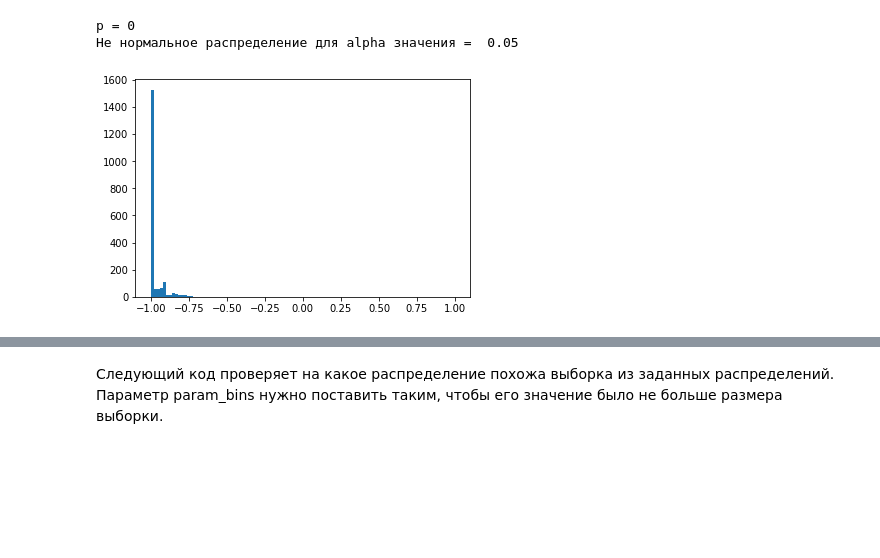
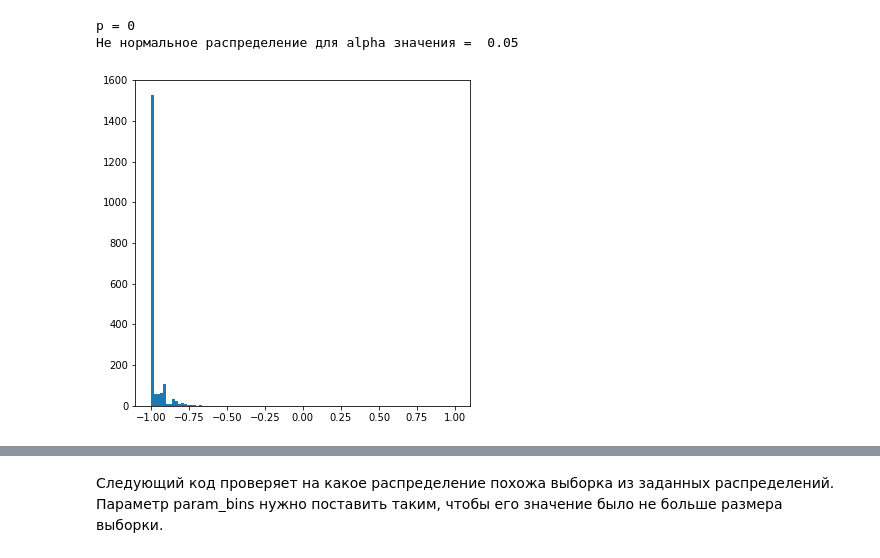
Before and after one commit to yustinaivanova/netology_statistics_february_20, a Jupyter notebook: lecture_4.ipynb, the cells around one changed output, grey strips where cells are left out. Drawn from its saved outputs; the diff is of its cells as text; code cells hidden in the pictures; blank space fills up the shorter version.

```diff
--- a/lecture_4.ipynb
+++ b/lecture_4.ipynb
@@ -314,7 +314,8 @@ else:
 p = 0
 Не нормальное распределение для alpha значения =  0.05
 # %%
+plt.figure(figsize=(6,6))
 plt.hist(df_norm['Pixels_Areas'], 100)
 plt.show()
 # %% [output]
-[figure, old version]
+[figure, new version]
```
Also changed, not shown: parts of 6 cells of this notebook, 1 other file.
